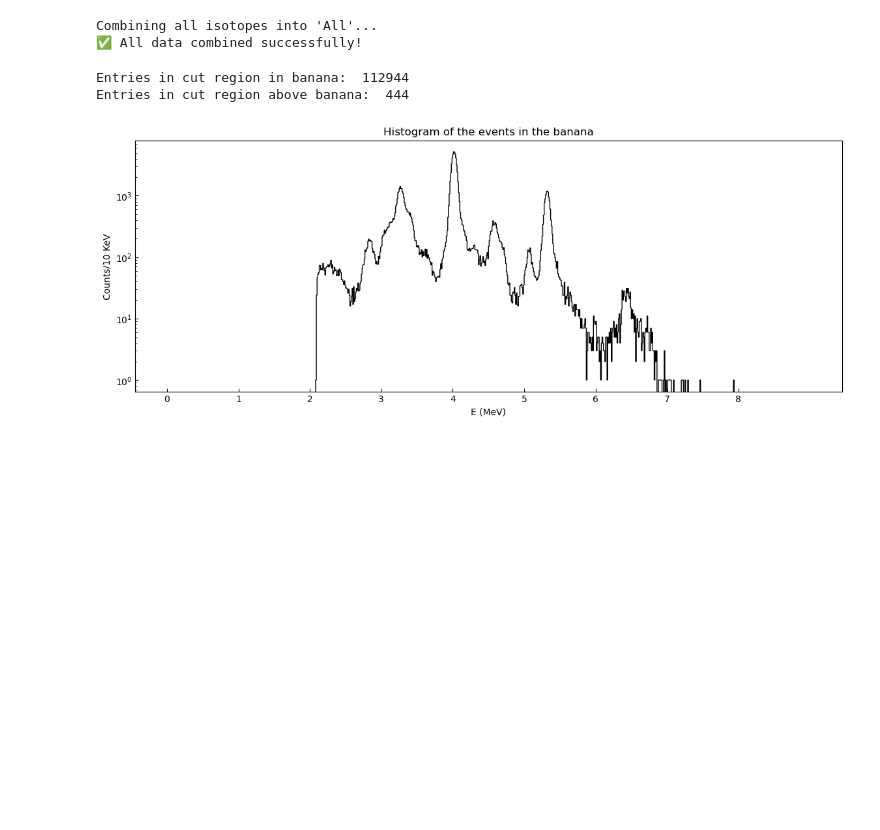
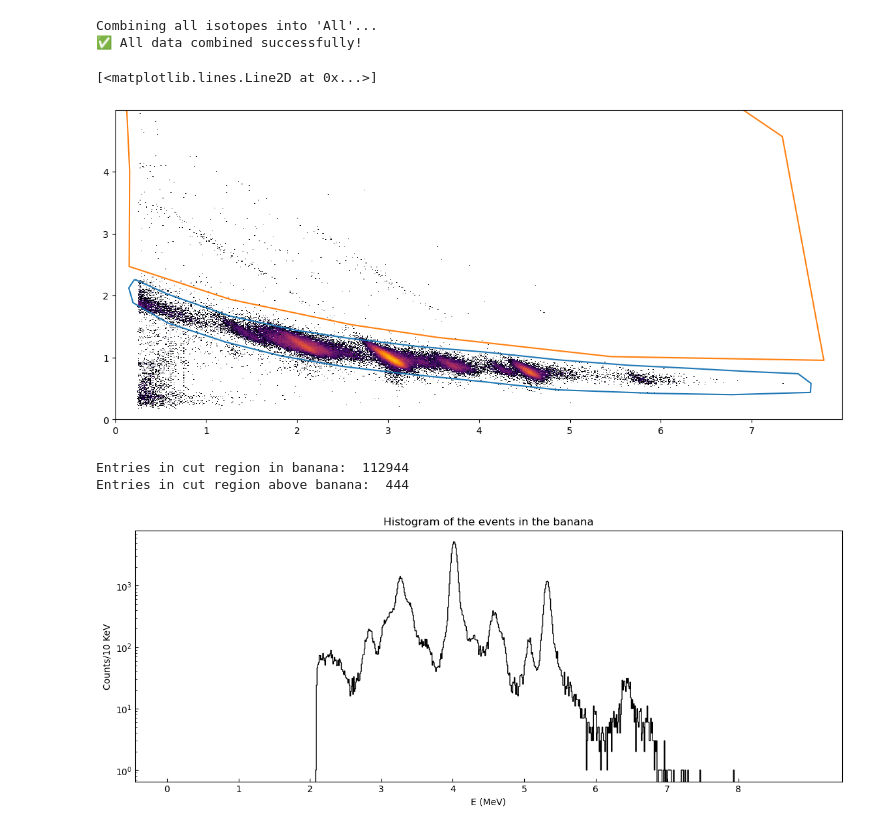
Before and after one commit to phaue/Masters, a Jupyter notebook: analysis/python/dataquality/Aboveban_Si.ipynb, the cells around one changed output. Saved outputs shown, nothing was run; the diff lists cells and outputs as text; code cells hidden in the pictures; blank space fills up the shorter version.

```diff
--- a/analysis/python/dataquality/KS_test.ipynb
+++ b/analysis/python/dataquality/Aboveban_Si.ipynb
@@ -111,6 +111,17 @@ i2, j2 = bancut["bananaU2"].values()
 i3, j3 = bancut["bananaU3"].values()
 iis = [i1/1e3, i2/1e3, i3/1e3]
 js = [j1/1e3, j2/1e3, j3/1e3]
+# %%
+plt.figure(figsize=(14,6))
+iso = "Si"
+
+plt.hist2d(data_collection[iso]["id0"]["bEdep"], data_collection[iso]["id0"]["fEdep"], bins=(np.arange(0, 8, 0.01), np.arange(0, 5, 0.01)),
+                   cmap=plt.cm.inferno, norm=mpl.colors.LogNorm(vmin=1, vmax=750), rasterized=True)
+plt.plot(iis[0], js[0])
+plt.plot(aas[0], bs[0])
+# %% [output]
+[<matplotlib.lines.Line2D at 0x...>]
+[figure, added]
 # %%
 
 abovebanana = np.column_stack((aas[0], bs[0]))
```
Also changed, not shown: 7 other files.
